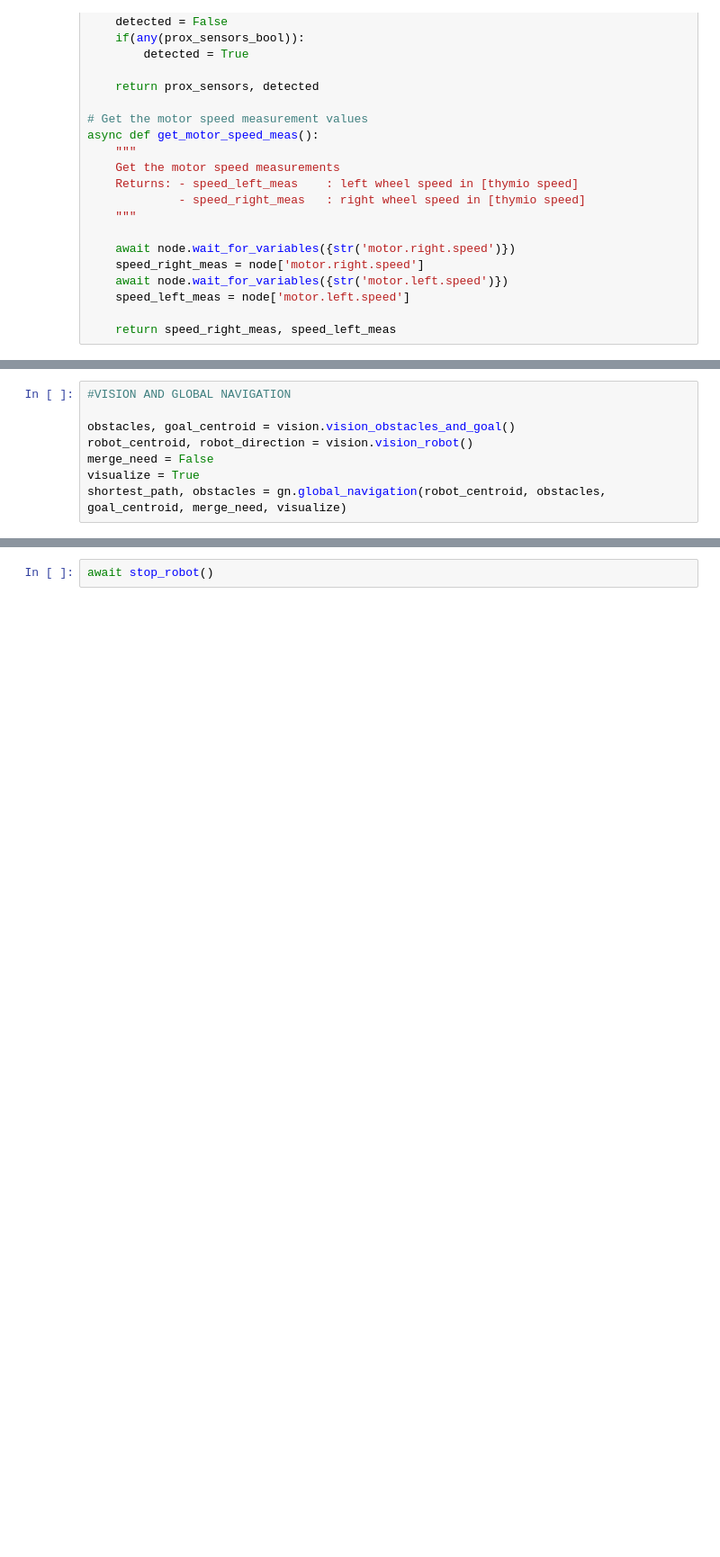
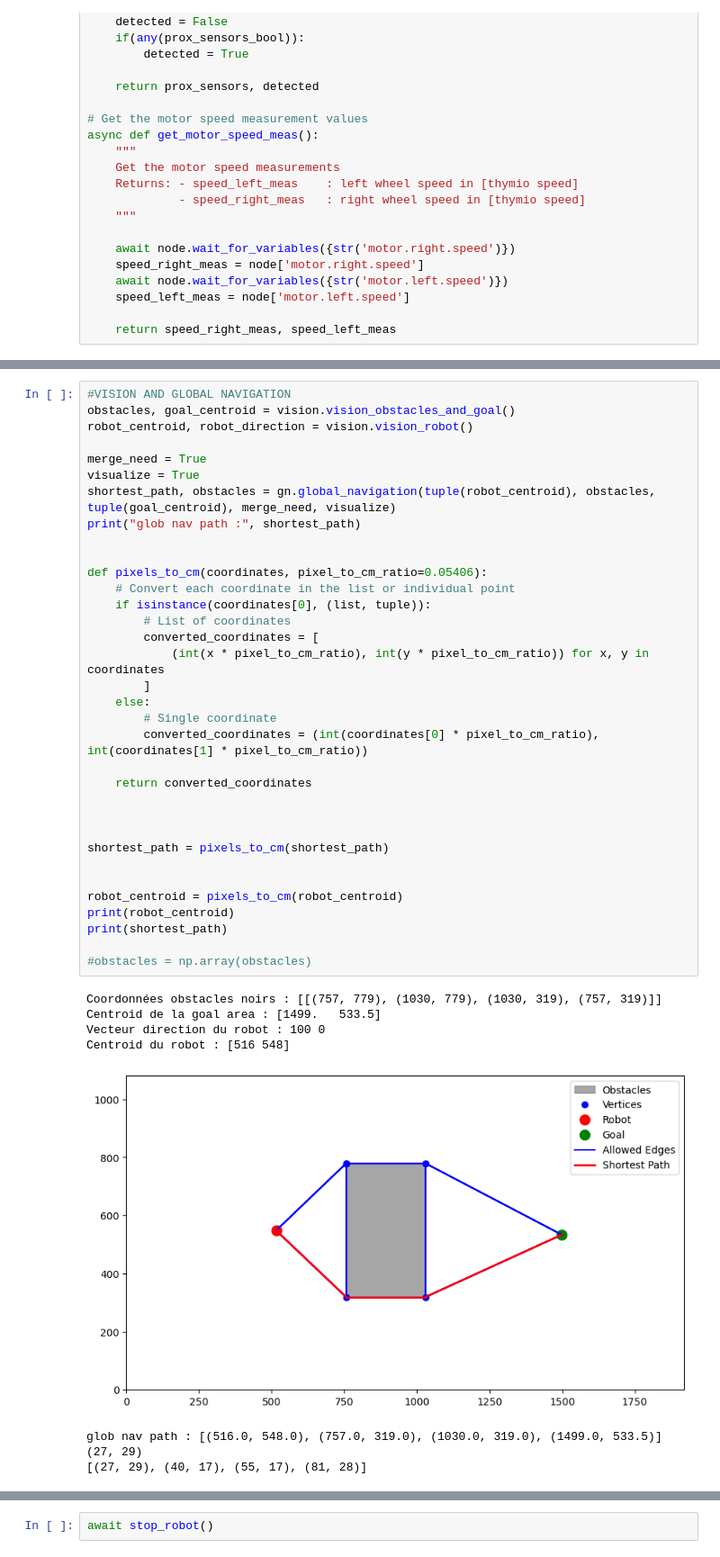
Before and after one commit to bgallois255/Mobile-Robotics-project, a Jupyter notebook: main_code_r_test3.ipynb, the cells around one changed output, grey strips where cells are left out. Shown at 90% size. Drawn from its saved outputs; the diff is of its cells as text; blank space fills up the shorter version.

```diff
--- a/main_code_r_test3.ipynb
+++ b/main_code_r_test3.ipynb
@@ -119,14 +122,49 @@ False
 False
 [0 0 0 0 0]
 False
-# %%
-#VISION AND GLOBAL NAVIGATION
-
-obstacles, goal_centroid = vision.vision_obstacles_and_goal()
-robot_centroid, robot_direction = vision.vision_robot()
-merge_need = False
-visualize = True
-shortest_path, obstacles = gn.global_navigation(robot_centroid, obstacles, goal_centroid, merge_need, visualize)
+# %%
+#VISION AND GLOBAL NAVIGATION
+obstacles, goal_centroid = vision.vision_obstacles_and_goal()
+robot_centroid, robot_direction = vision.vision_robot()
+
+merge_need = True
+visualize = True
+shortest_path, obstacles = gn.global_navigation(tuple(robot_centroid), obstacles, tuple(goal_centroid), merge_need, visualize)
+print("glob nav path :", shortest_path)
+
+
+def pixels_to_cm(coordinates, pixel_to_cm_ratio=0.05406):
+    # Convert each coordinate in the list or individual point
+    if isinstance(coordinates[0], (list, tuple)):
+        # List of coordinates
+        converted_coordinates = [
+            (int(x * pixel_to_cm_ratio), int(y * pixel_to_cm_ratio)) for x, y in coordinates
+        ]
+    else:
+        # Single coordinate
+        converted_coordinates = (int(coordinates[0] * pixel_to_cm_ratio), int(coordinates[1] * pixel_to_cm_ratio))
+
+    return converted_coordinates
+
+
+
+shortest_path = pixels_to_cm(shortest_path)
+
+
+robot_centroid = pixels_to_cm(robot_centroid)
+print(robot_centroid)
+print(shortest_path)
+
+#obstacles = np.array(obstacles)
+# %% [output]
+Coordonnées obstacles noirs : [[(757, 779), (1030, 779), (1030, 319), (757, 319)]]
+Centroid de la goal area : [1499.   533.5]
+Vecteur direction du robot : 100 0
+Centroid du robot : [516 548]
+[figure, added]
+glob nav path : [(516.0, 548.0), (757.0, 319.0), (1030.0, 319.0), (1499.0, 533.5)]
+(27, 29)
+[(27, 29), (40, 17), (55, 17), (81, 28)]
 # %%
 #ROBOT CONTROL AND LOCALISATION
 
```
Also changed, not shown: parts of 5 cells of this notebook.
